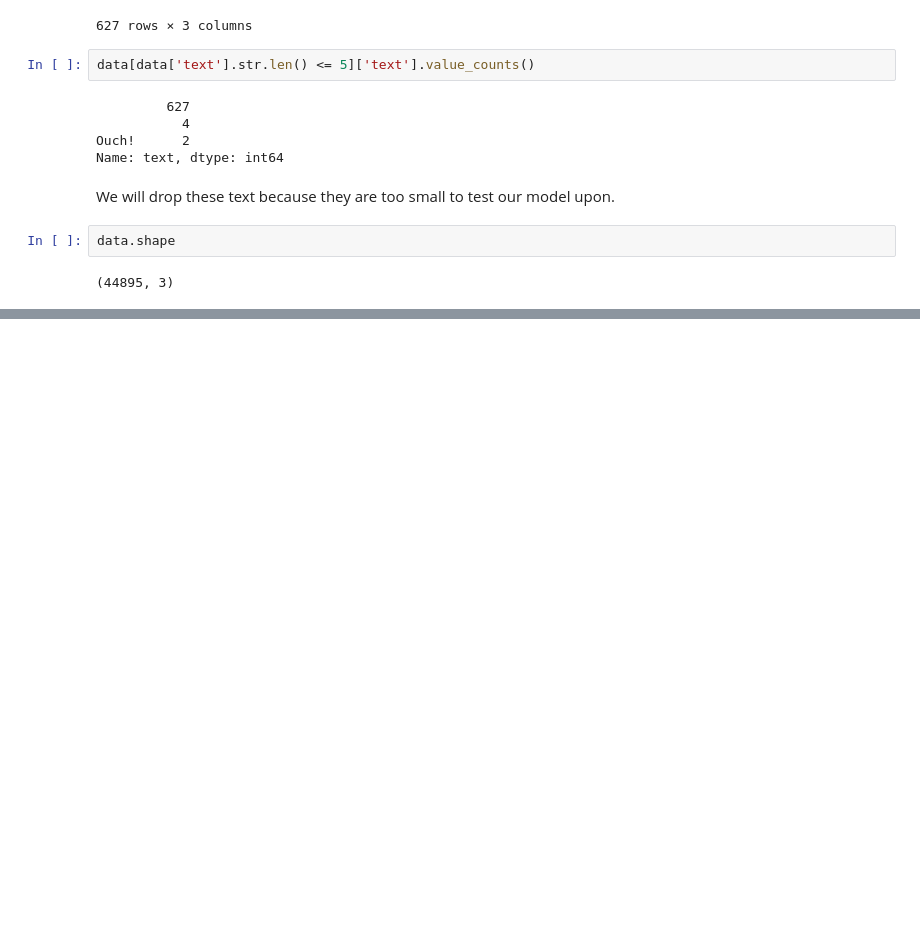
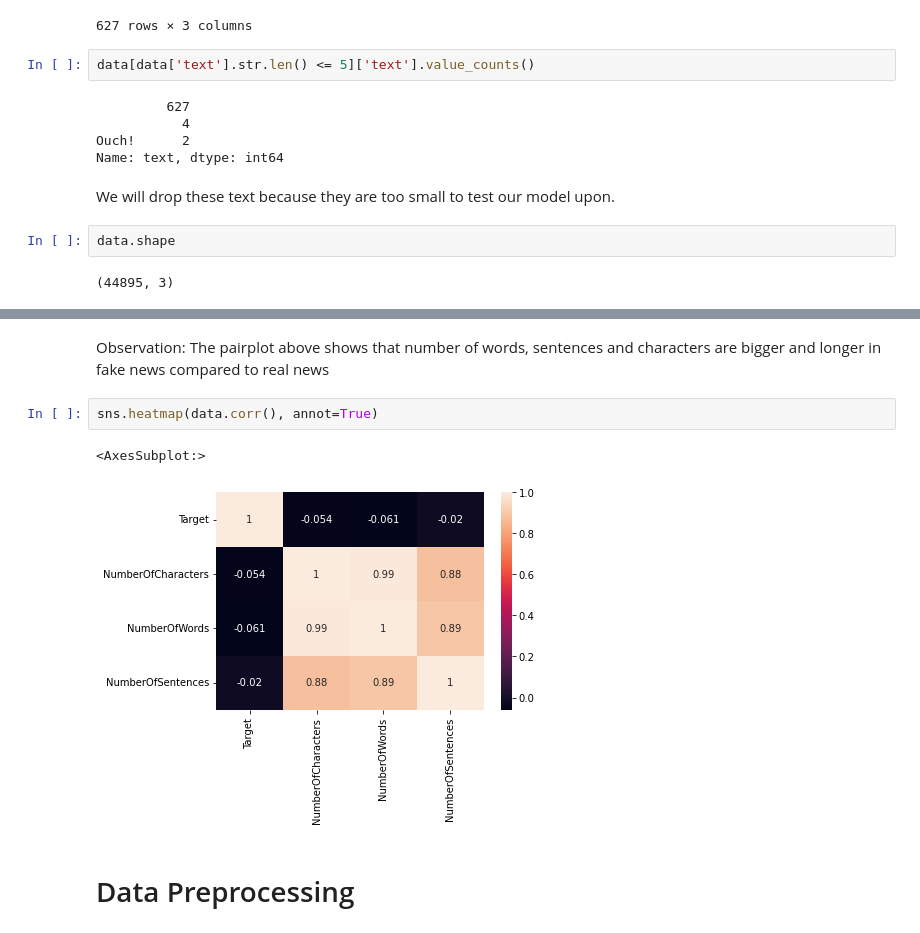
Before and after one commit to Jkhattak/FakeAndRealNews, a Jupyter notebook: main.ipynb, the cells around one changed output, grey strips where cells are left out. Cells and saved outputs as stored; diff of their text form; blank space fills up the shorter version.

```diff
--- a/main.ipynb
+++ b/main.ipynb
@@ -258,0 +400,9 @@ data.value_
+# %% [markdown]
+Observation: The pairplot above shows that number of words, sentences and characters are bigger and longer in fake news compared to real news
+# %%
+sns.heatmap(data.corr(), annot=True)
+# %% [output]
+<AxesSubplot:>
+[figure, added]
+# %% [markdown]
+# Data Preprocessing
```
Also changed, not shown: parts of 20 cells of this notebook.
